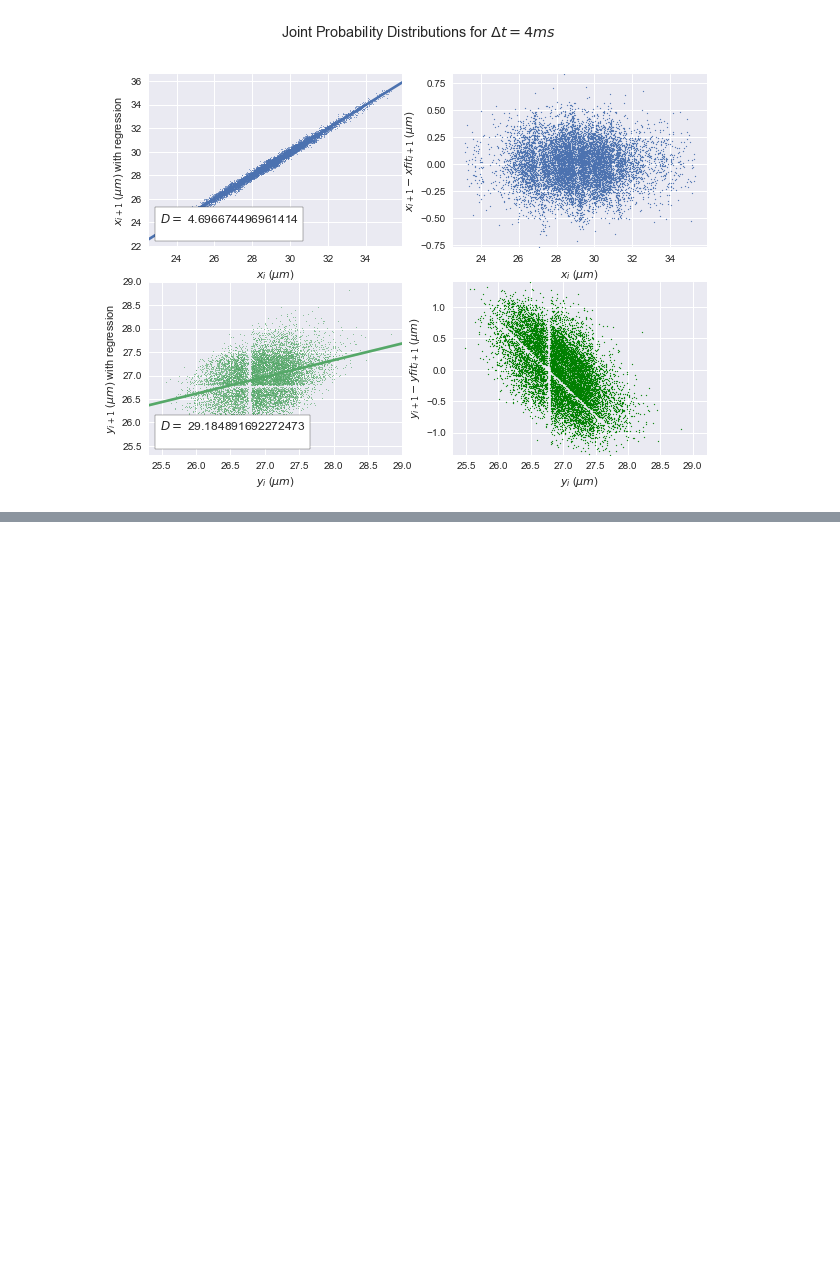
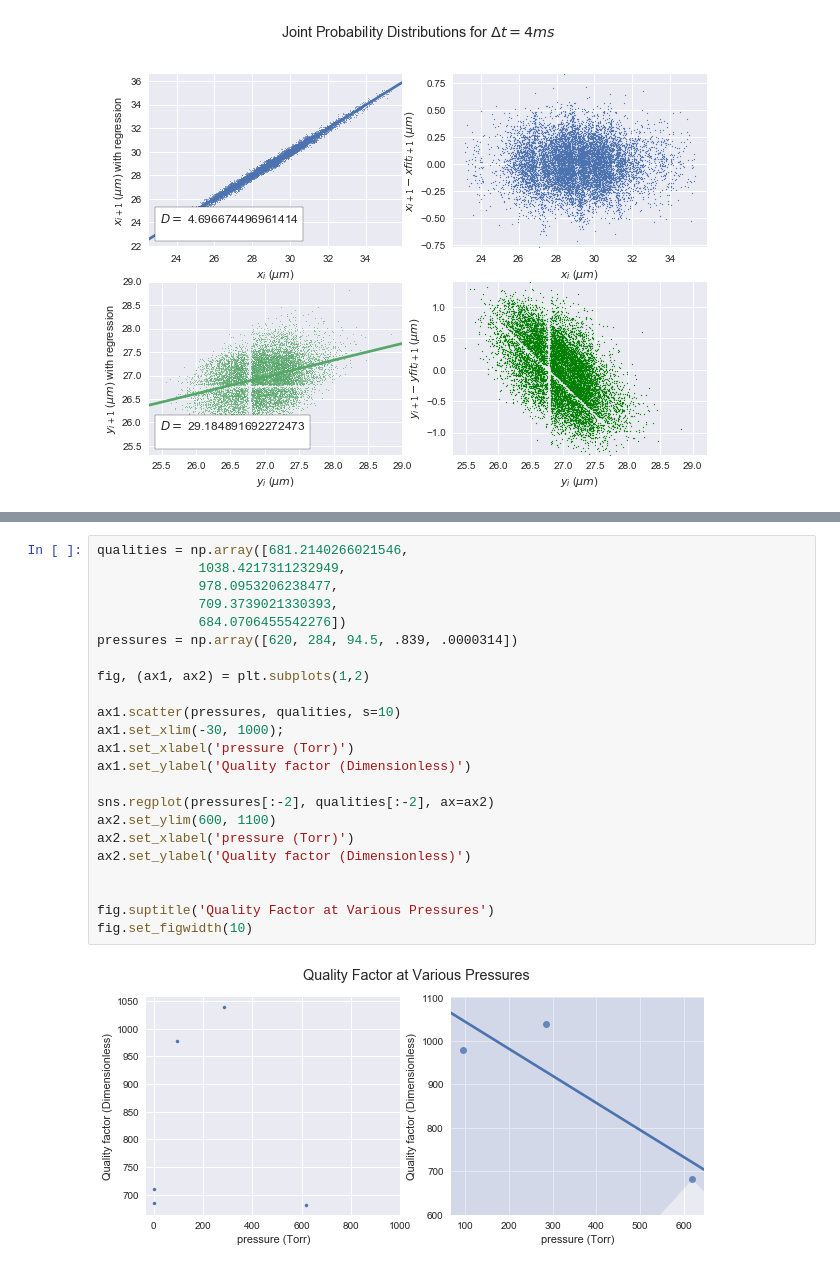
Before and after one commit to jpribyl/advanced-physics-lab-coursework, a Jupyter notebook: lab5/src/lab4-brownian-motion.ipynb, the cells around one changed output, grey strips where cells are left out. Drawn from its saved outputs; the diff is of its cells as text; blank space fills up the shorter version.

```diff
--- a/lab4/src/analysis/lab4-brownian-motion.ipynb
+++ b/lab5/src/lab4-brownian-motion.ipynb
@@ -601,0 +673,25 @@ plt.xlim(.000001, 1000)
+# %%
+qualities = np.array([681.2140266021546,
+             1038.4217311232949,
+             978.0953206238477,
+             709.3739021330393,
+             684.0706455542276])
+pressures = np.array([620, 284, 94.5, .839, .0000314])
+
+fig, (ax1, ax2) = plt.subplots(1,2)
+
+ax1.scatter(pressures, qualities, s=10)
+ax1.set_xlim(-30, 1000);
+ax1.set_xlabel('pressure (Torr)')
+ax1.set_ylabel('Quality factor (Dimensionless)')
+
+sns.regplot(pressures[:-2], qualities[:-2], ax=ax2)
+ax2.set_ylim(600, 1100)
+ax2.set_xlabel('pressure (Torr)')
+ax2.set_ylabel('Quality factor (Dimensionless)')
+
+
+fig.suptitle('Quality Factor at Various Pressures')
+fig.set_figwidth(10)
+# %% [output]
+[figure, added]
```
Also changed, not shown: parts of 20 cells of this notebook, 13 other files.
